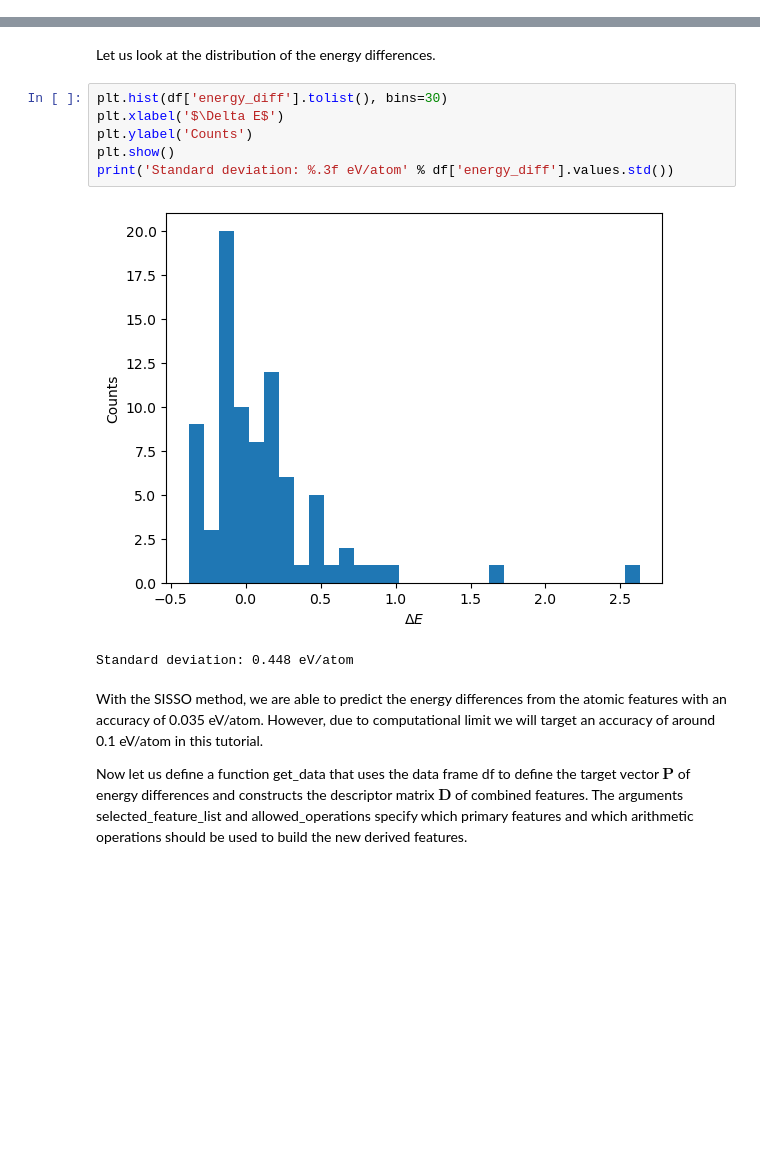
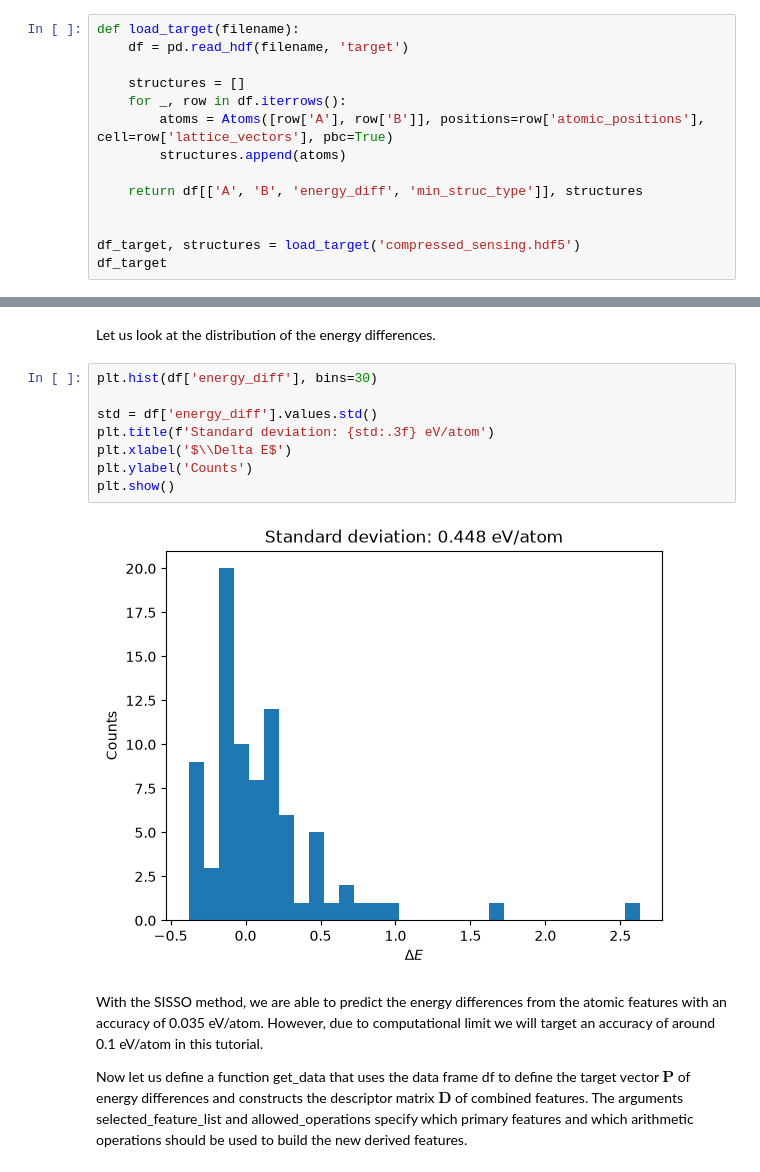
Before and after one commit to fekad/ai-toolkit-compressed-sensing, a Jupyter notebook: notebook/compressed_sensing.ipynb, the cells around one changed output, grey strips where cells are left out. Cells and saved outputs as stored; diff of their text form; blank space fills up the shorter version.

```diff
--- a/notebook/compressed_sensing.ipynb
+++ b/notebook/compressed_sensing.ipynb
@@ -217,3 +129,17 @@ df_features
 | I | 53 | 0.90 | 1.07 | 1.72 | 5 | -3.5135 | -11.257100 | -7.236 | 0.213 |
 | Cs | 55 | 2.46 | 3.16 | 1.97 | 6 | -0.5696 | -4.006200 | -2.220 | -0.548 |
 | Ba | 56 | 2.15 | 2.63 | 1.35 | 6 | 0.2780 | -5.515700 | -3.346 | -2.129 |
+# %%
+def load_target(filename):
+    df = pd.read_hdf(filename, 'target')
+
+    structures = []
+    for _, row in df.iterrows():
+        atoms = Atoms([row['A'], row['B']], positions=row['atomic_positions'], cell=row['lattice_vectors'], pbc=True)
+        structures.append(atoms)
+
+    return df[['A', 'B', 'energy_diff', 'min_struc_type']], structures
+
+
+df_target, structures = load_target('compressed_sensing.hdf5')
+df_target
@@ -257,14 +207,15 @@ df
 # %% [markdown]
 Let us look at the distribution of the energy differences.
 # %%
-plt.hist(df['energy_diff'].tolist(), bins=30)
-plt.xlabel('$\Delta E$')
+plt.hist(df['energy_diff'], bins=30)
+
+std = df['energy_diff'].values.std()
+plt.title(f'Standard deviation: {std:.3f} eV/atom')
+plt.xlabel('$\\Delta E$')
 plt.ylabel('Counts')
 plt.show()
-print('Standard deviation: %.3f eV/atom' % df['energy_diff'].values.std())
 # %% [output]
-[figure, old version]
+[figure, new version]
-Standard deviation: 0.448 eV/atom
 # %% [markdown]
 With the SISSO method, we are able to predict the energy differences from the atomic features with an accuracy of 0.035 eV/atom. However, due to computational limit we will target an accuracy of around 0.1 eV/atom in this tutorial.
 
```
Also changed, not shown: parts of 68 cells of this notebook, 1 other file.
